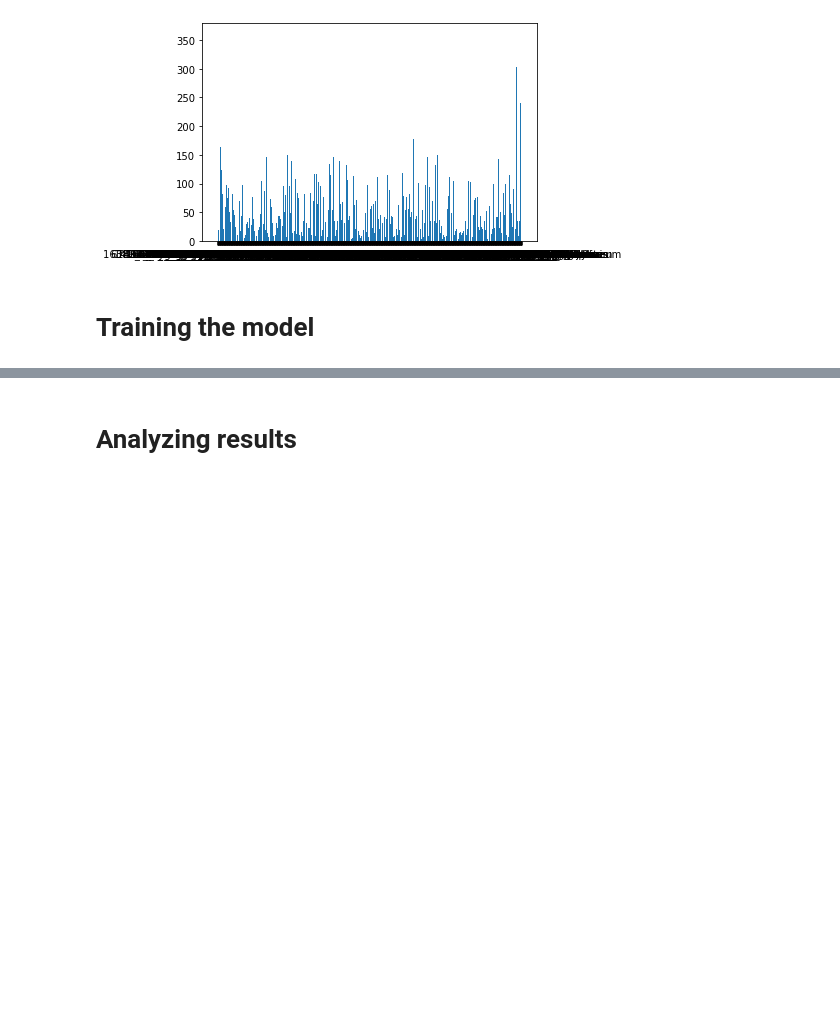
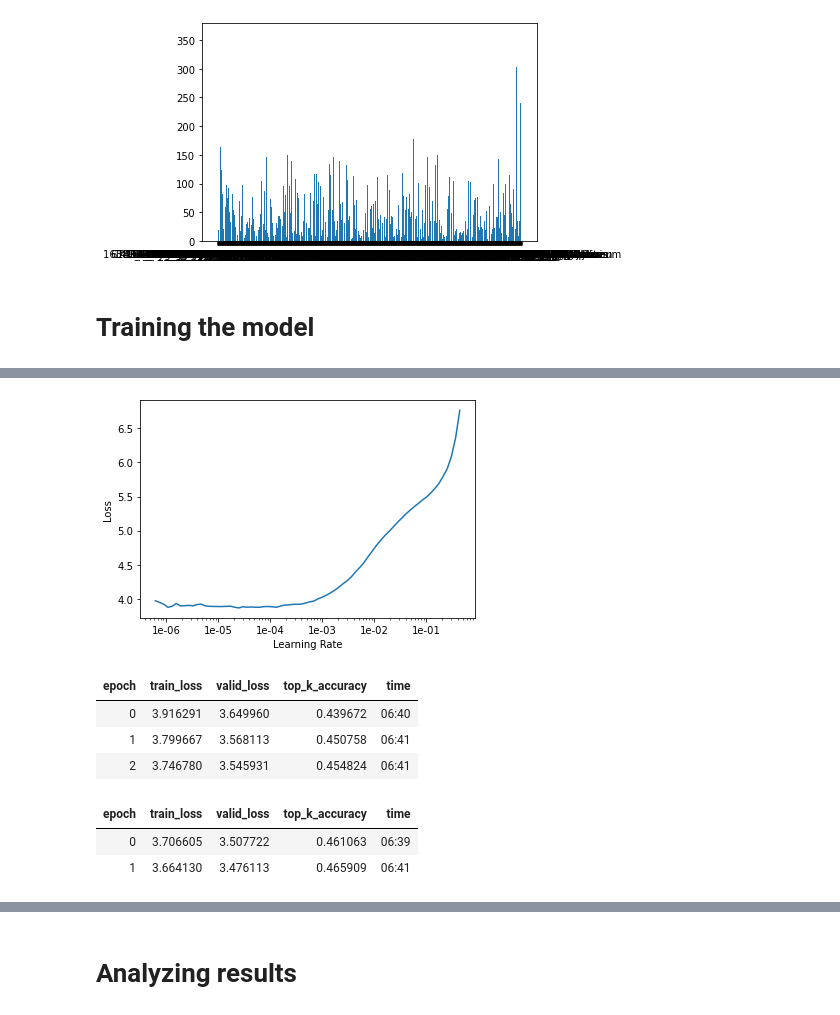
Before and after one commit to lehtone1/fgvcx_fungi_comp, a Jupyter notebook: fungi_classification.ipynb, the cells around one changed output, grey strips where cells are left out. Drawn from its saved outputs; the diff is of its cells as text; code cells hidden in the pictures; blank space fills up the shorter version.

```diff
--- a/fungi_classification.ipynb
+++ b/fungi_classification.ipynb
@@ -153,0 +172,2 @@ learner.save("fungi_resnet34_stage1")
+# %%
+learner.load("fungi_resnet34_128_stage1")
@@ -153,0 +201,4 @@ learner.save("fungi_resnet34_stage1")
+# %%
+learner.recorder.plot()
+# %% [output]
+[figure, added]
@@ -153,0 +207,7 @@ learner.save("fungi_resnet34_stage1")
+# %%
+learner.fit_one_cycle(3, max_lr=lr)
+# %% [output]
+| epoch | train_loss | valid_loss | top_k_accuracy | time |
+| 0 | 3.916291 | 3.649960 | 0.439672 | 06:40 |
+| 1 | 3.799667 | 3.568113 | 0.450758 | 06:41 |
+| 2 | 3.746780 | 3.545931 | 0.454824 | 06:41 |
@@ -153,0 +216,6 @@ learner.save("fungi_resnet34_stage1")
+# %%
+learner.fit_one_cycle(2, max_lr=lr)
+# %% [output]
+| epoch | train_loss | valid_loss | top_k_accuracy | time |
+| 0 | 3.706605 | 3.507722 | 0.461063 | 06:39 |
+| 1 | 3.664130 | 3.476113 | 0.465909 | 06:41 |
```
Also changed, not shown: parts of 36 cells of this notebook.
